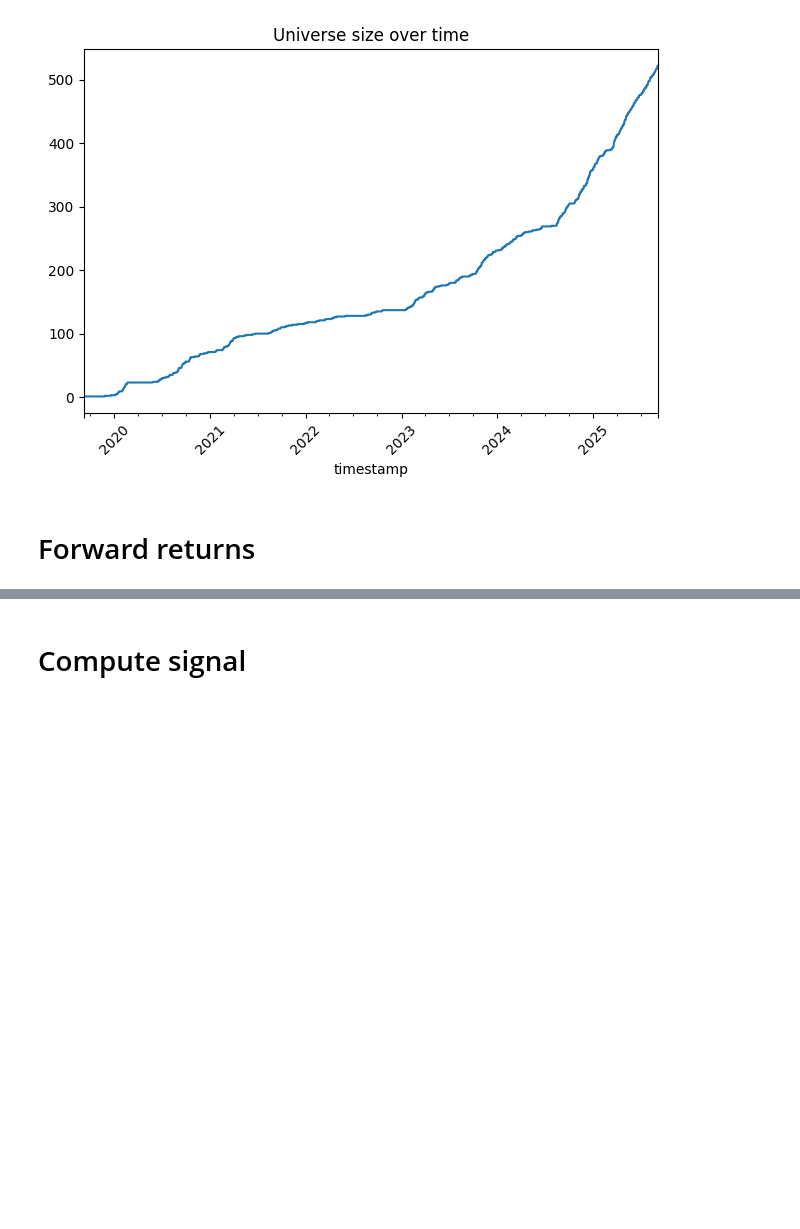
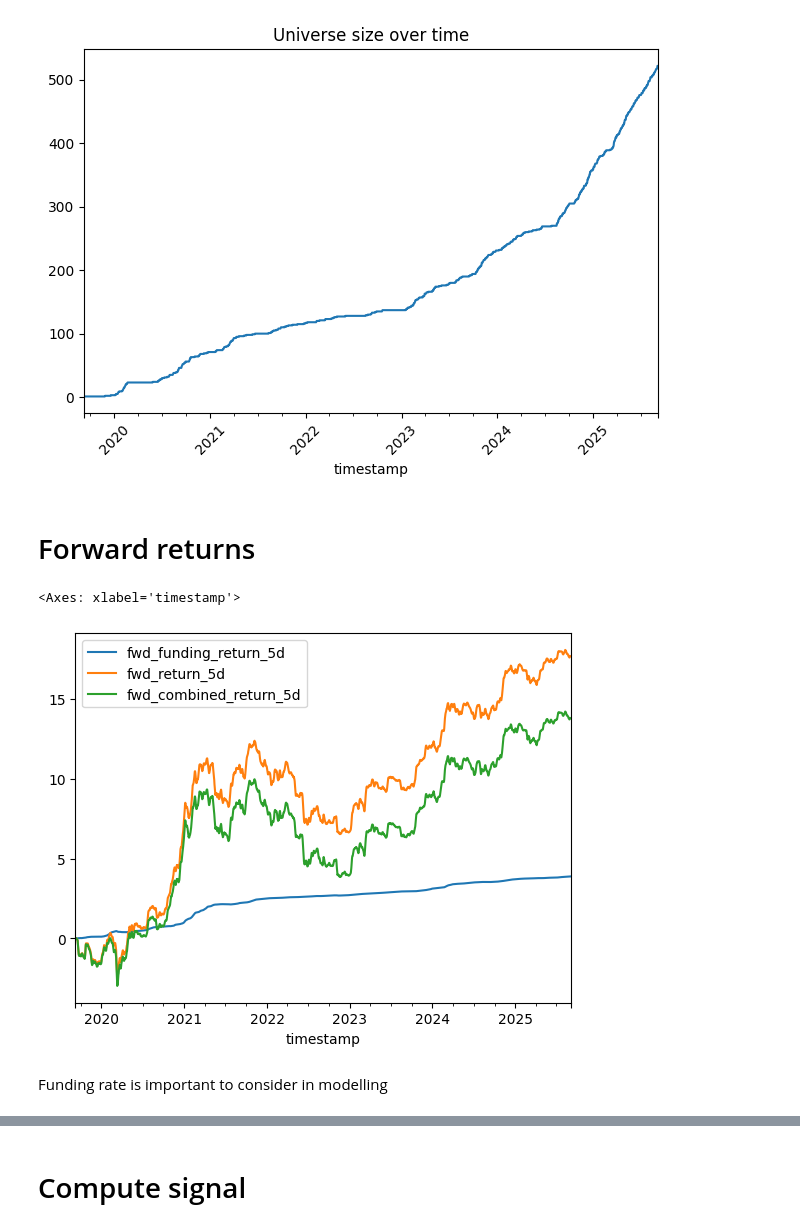
Before and after one commit to engineswap/strategy_manager, a Jupyter notebook: research.ipynb, the cells around one changed output, grey strips where cells are left out. Drawn from its saved outputs; the diff is of its cells as text; code cells hidden in the pictures; blank space fills up the shorter version.

```diff
--- a/research.ipynb
+++ b/research.ipynb
@@ -10,8 +10,10 @@ import seaborn as sns
 import matplotlib.pyplot as plt
 from sklearn.linear_model import LinearRegression
 
-path = "C:/Users/itataurov/Desktop/ccxt_data/data_parsed/1d/technical/binance/joined/binance_perps_joined.parquet"
+path = "C:/Users/itataurov.KORECAPITAL/Desktop/ccxt_data/data_parsed/1d/technical/binance/joined/binance_perps_joined.parquet"
 
 df = pd.read_parquet(path)
 df.rename(columns={'datetime':'timestamp'}, inplace=True)
 df = df.sort_values(by=['timestamp'])
+
+df.head()
@@ -60,6 +70,14 @@ for n in range(1, 61):
 
 # copy df to de-fragment it
 df = df.copy()
+# %%
+btc = df[df['symbol'] == 'BTC'].set_index('timestamp').sort_index()
+btc[['fwd_funding_return_5d', 'fwd_return_5d', 'fwd_combined_return_5d']].cumsum().plot()
+# %% [output]
+<Axes: xlabel='timestamp'>
+[figure, added]
+# %% [markdown]
+Funding rate is important to consider in modelling
 # %%
 # make vol a mix of long term(using expanding window) and short term (using ewm)
 df['return'] = df.groupby('symbol')['close'].pct_change()
```
Also changed, not shown: parts of 30 cells of this notebook, 3 other files.
